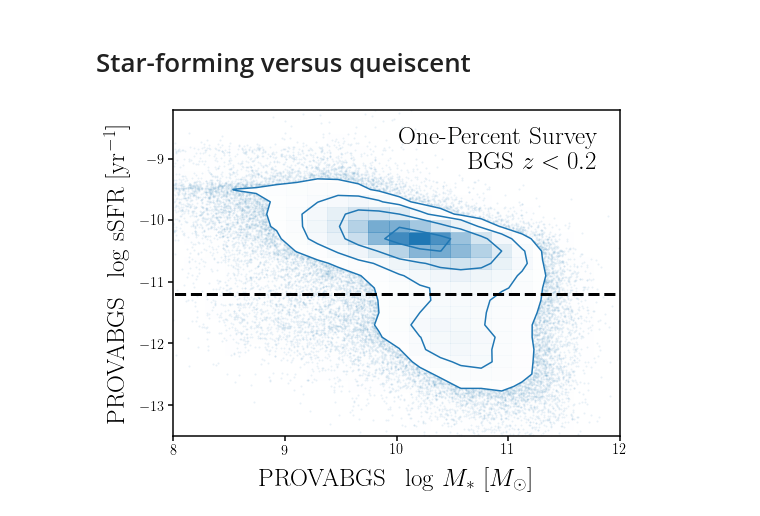
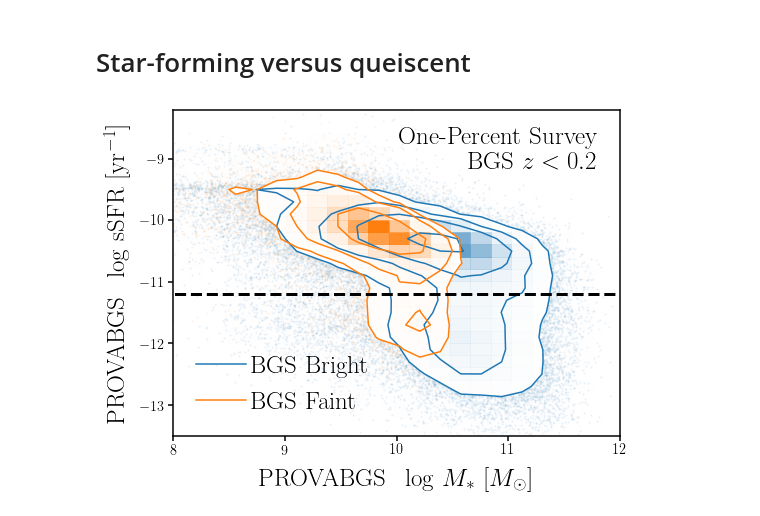
Before and after one commit to changhoonhahn/gapos, a Jupyter notebook: papers/edr/nb/sfq.ipynb, the cells around one changed output. Saved outputs shown, nothing was run; the diff lists cells and outputs as text; code cells hidden in the pictures.

Commit message:
SF/Q SMF plot

```diff
--- a/papers/edr/nb/sfq.ipynb
+++ b/papers/edr/nb/sfq.ipynb
@@ -40,17 +40,24 @@ zlim = (bgs['Z_HP'] < 0.2)
 # %%
 fig = plt.figure(figsize=(8,6))
 sub = fig.add_subplot(111)
 
-DFM.hist2d(logm[zlim], (logsfr-logm)[zlim], bins=30, range=((7., 12.5), (-14., -8)),
-           color='C0', ax=sub)#sub.scatter(logm, logsfr-logm, s=0.1)
+DFM.hist2d(logm[zlim & bgs['is_bgs_bright']], (logsfr-logm)[zlim & bgs['is_bgs_bright']],
+           bins=30, range=((7., 12.5), (-14., -8)), color='C0', ax=sub)
+DFM.hist2d(logm[zlim & bgs['is_bgs_faint']], (logsfr-logm)[zlim & bgs['is_bgs_faint']],
+           bins=30, range=((7., 12.5), (-14., -8)), color='C1', ax=sub)
 sub.plot([7., 12.5], [-11.2, -11.2], color='k', linestyle='--', linewidth=3)
+
+sub.plot([], [], color='C0', label='BGS Bright')
+sub.plot([], [], color='C1', label='BGS Faint')
+sub.legend(loc='lower left', handletextpad=0.2, fontsize=25)
+
 sub.set_xlabel(r"PROVABGS $~\log$ $M_*$ [$M_\odot$]", labelpad=10, fontsize=25)
 sub.set_xlim(8., 12.)
 sub.set_xticks([8., 9., 10., 11., 12.])
 sub.set_ylabel(r"PROVABGS $~\log$ sSFR [${\rm yr}^{-1}$]", labelpad=10, fontsize=25)
 sub.set_ylim(-13.5, -8.2)
 sub.text(0.95, 0.95, r'One-Percent Survey'+'\n'+r'BGS $z < 0.2$',
          ha='right', va='top', fontsize=25, transform=sub.transAxes)
 fig.savefig('../figs/sfq.pdf', bbox_inches='tight')
 # %% [output]
-[figure, old version]
+[figure, new version]
```
Also changed, not shown: parts of 5 cells of this notebook, 6 other files.
